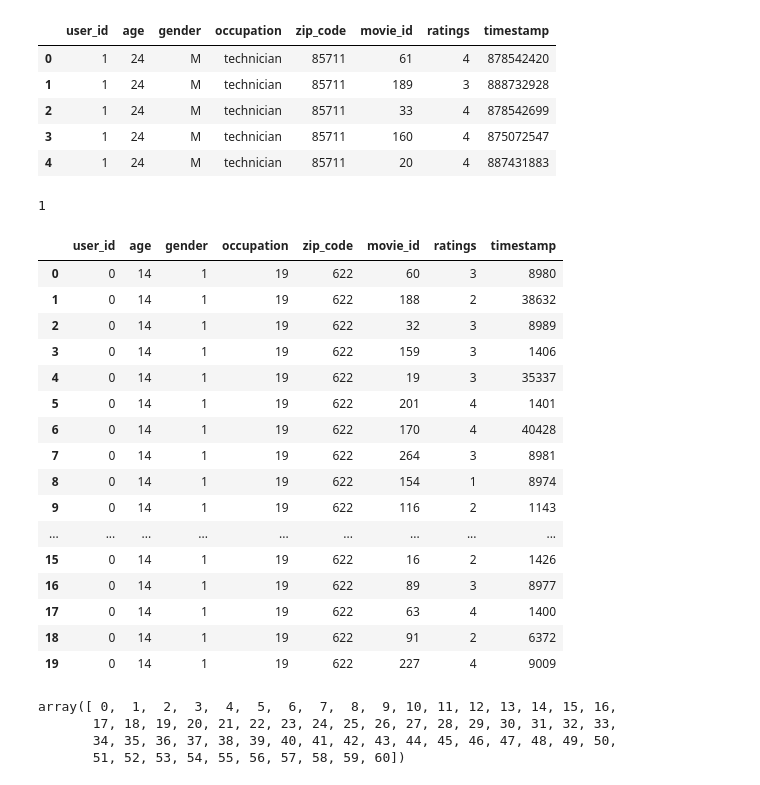
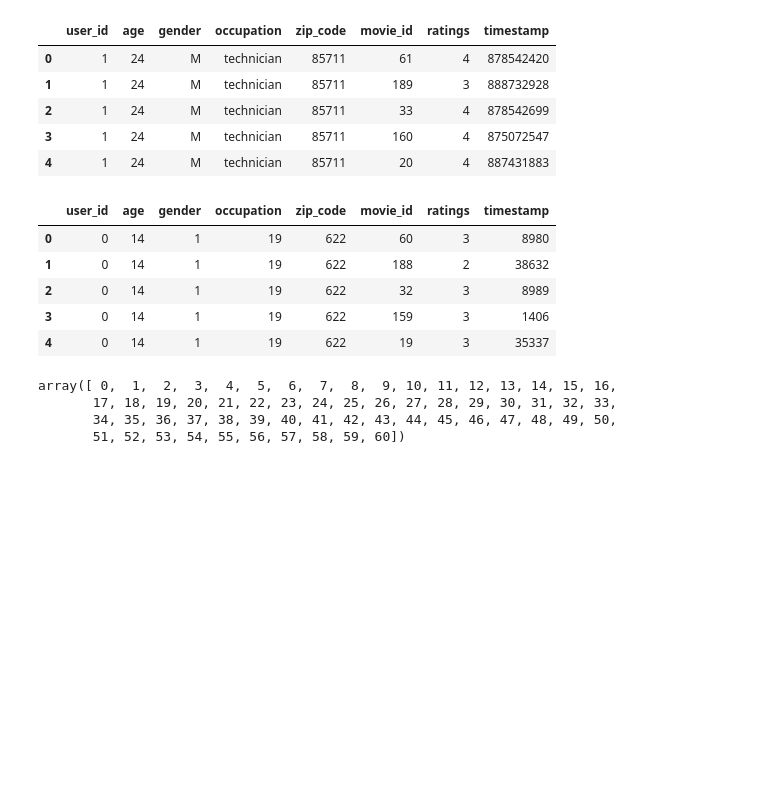
Before and after one commit to sharma-vidhi/machine-learning-movies, a Jupyter notebook: latent-manifold-regression_2.ipynb, the cells around one changed output. Drawn from its saved outputs; the diff is of its cells as text; code cells hidden in the pictures; blank space fills up the shorter version.

```diff
--- a/latent-manifold-regression_2.ipynb
+++ b/latent-manifold-regression_2.ipynb
@@ -37,30 +38,16 @@ def like_identification(rating):
-# %%
-print(like_identification(4))
-# %% [output]
-1
 # %%
+# Converting categorical values to numerical
 #data_user_movies['ratings']=data_user_movies['ratings'].map(lambda x: 1 if x>2 else 0)
 from sklearn.preprocessing import LabelEncoder
 data_user_movies=data_user_movies.apply(LabelEncoder().fit_transform)
-data_user_movies.head(20)
+data_user_movies.head()
 # %% [output]
 |  | user_id | age | gender | occupation | zip_code | movie_id | ratings | timestamp |
 | 0 | 0 | 14 | 1 | 19 | 622 | 60 | 3 | 8980 |
 | 1 | 0 | 14 | 1 | 19 | 622 | 188 | 2 | 38632 |
 | 2 | 0 | 14 | 1 | 19 | 622 | 32 | 3 | 8989 |
 | 3 | 0 | 14 | 1 | 19 | 622 | 159 | 3 | 1406 |
 | 4 | 0 | 14 | 1 | 19 | 622 | 19 | 3 | 35337 |
-| 5 | 0 | 14 | 1 | 19 | 622 | 201 | 4 | 1401 |
-| 6 | 0 | 14 | 1 | 19 | 622 | 170 | 4 | 40428 |
-| 7 | 0 | 14 | 1 | 19 | 622 | 264 | 3 | 8981 |
-| 8 | 0 | 14 | 1 | 19 | 622 | 154 | 1 | 8974 |
-| 9 | 0 | 14 | 1 | 19 | 622 | 116 | 2 | 1143 |
-| ... | ... | ... | ... | ... | ... | ... | ... | ... |
-| 15 | 0 | 14 | 1 | 19 | 622 | 16 | 2 | 1426 |
-| 16 | 0 | 14 | 1 | 19 | 622 | 89 | 3 | 8977 |
-| 17 | 0 | 14 | 1 | 19 | 622 | 63 | 4 | 1400 |
-| 18 | 0 | 14 | 1 | 19 | 622 | 91 | 2 | 6372 |
-| 19 | 0 | 14 | 1 | 19 | 622 | 227 | 4 | 9009 |
 # %%
 np.unique(data_user_movies['age'])
 # %% [output]
```
Also changed, not shown: parts of 19 cells of this notebook.
